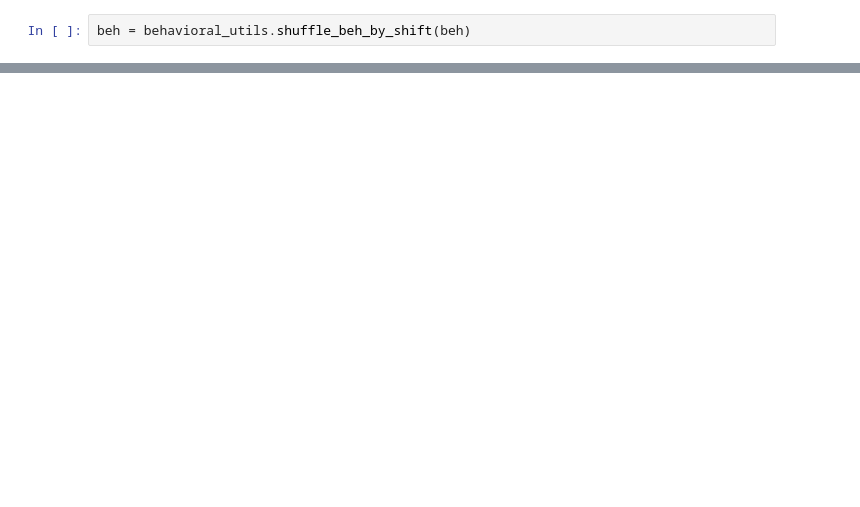
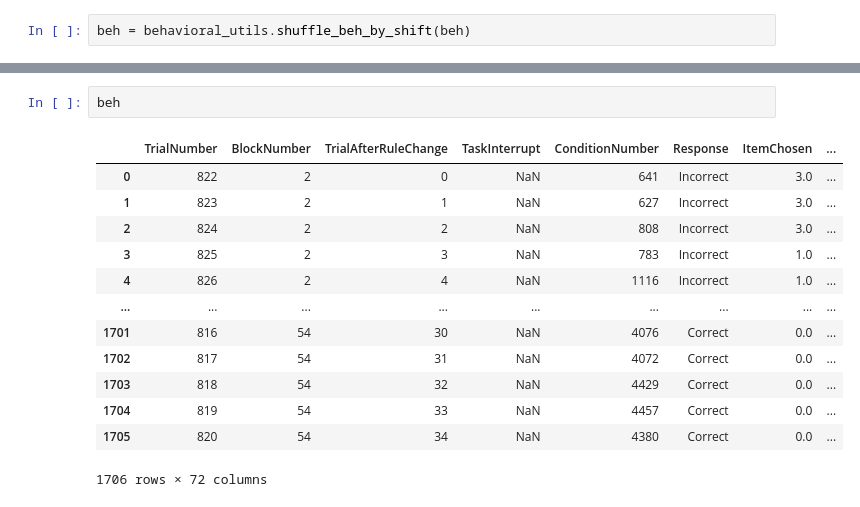
Before and after one commit to pqz317/wcst_decode, a Jupyter notebook: notebooks/20240614_scratch.ipynb, the cells around one changed output, grey strips where cells are left out. Saved outputs shown, nothing was run; the diff lists cells and outputs as text; blank space fills up the shorter version.

```diff
--- a/notebooks/20240614_scratch.ipynb
+++ b/notebooks/20240614_scratch.ipynb
@@ -52,0 +65,16 @@ beh[:50]
+# %%
+beh
+# %% [output]
+|  | TrialNumber | BlockNumber | TrialAfterRuleChange | TaskInterrupt | ConditionNumber | Response | ItemChosen | ... |
+| 0 | 822 | 2 | 0 | NaN | 641 | Incorrect | 3.0 | ... |
+| 1 | 823 | 2 | 1 | NaN | 627 | Incorrect | 3.0 | ... |
+| 2 | 824 | 2 | 2 | NaN | 808 | Incorrect | 3.0 | ... |
+| 3 | 825 | 2 | 3 | NaN | 783 | Incorrect | 1.0 | ... |
+| 4 | 826 | 2 | 4 | NaN | 1116 | Incorrect | 1.0 | ... |
+| ... | ... | ... | ... | ... | ... | ... | ... | ... |
+| 1701 | 816 | 54 | 30 | NaN | 4076 | Correct | 0.0 | ... |
+| 1702 | 817 | 54 | 31 | NaN | 4072 | Correct | 0.0 | ... |
+| 1703 | 818 | 54 | 32 | NaN | 4429 | Correct | 0.0 | ... |
+| 1704 | 819 | 54 | 33 | NaN | 4457 | Correct | 0.0 | ... |
+| 1705 | 820 | 54 | 34 | NaN | 4380 | Correct | 0.0 | ... |
+1706 rows × 72 columns
```
Also changed, not shown: parts of 6 cells of this notebook, 4 other files.
